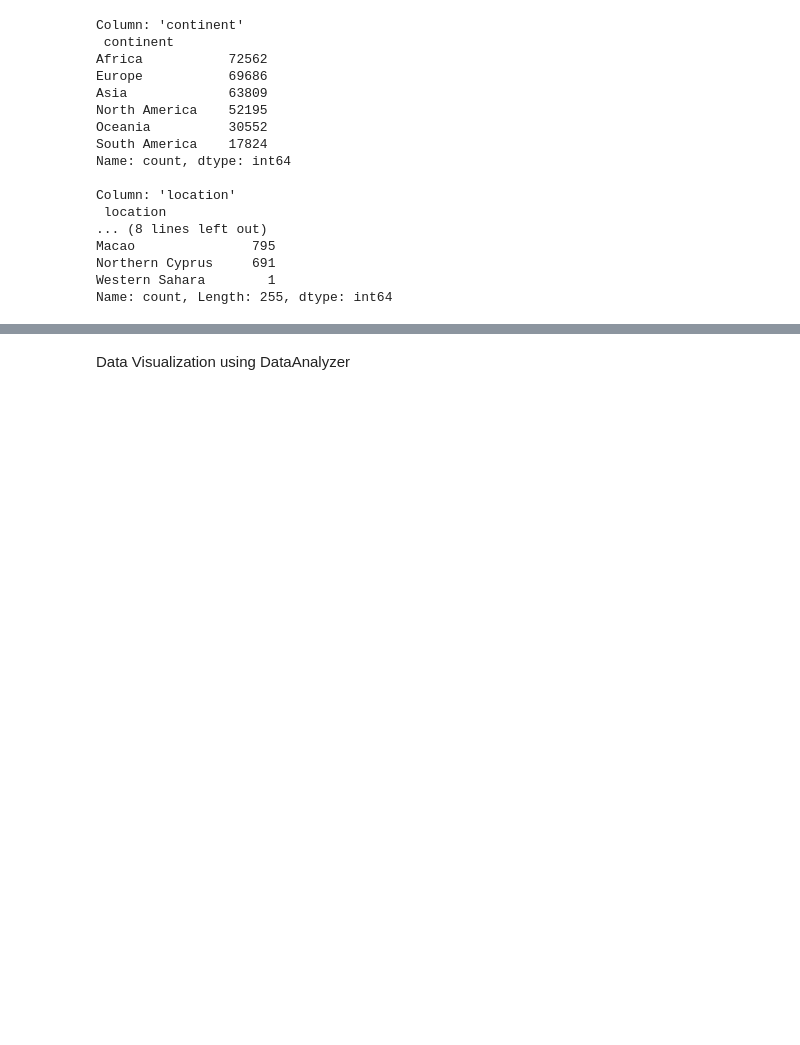
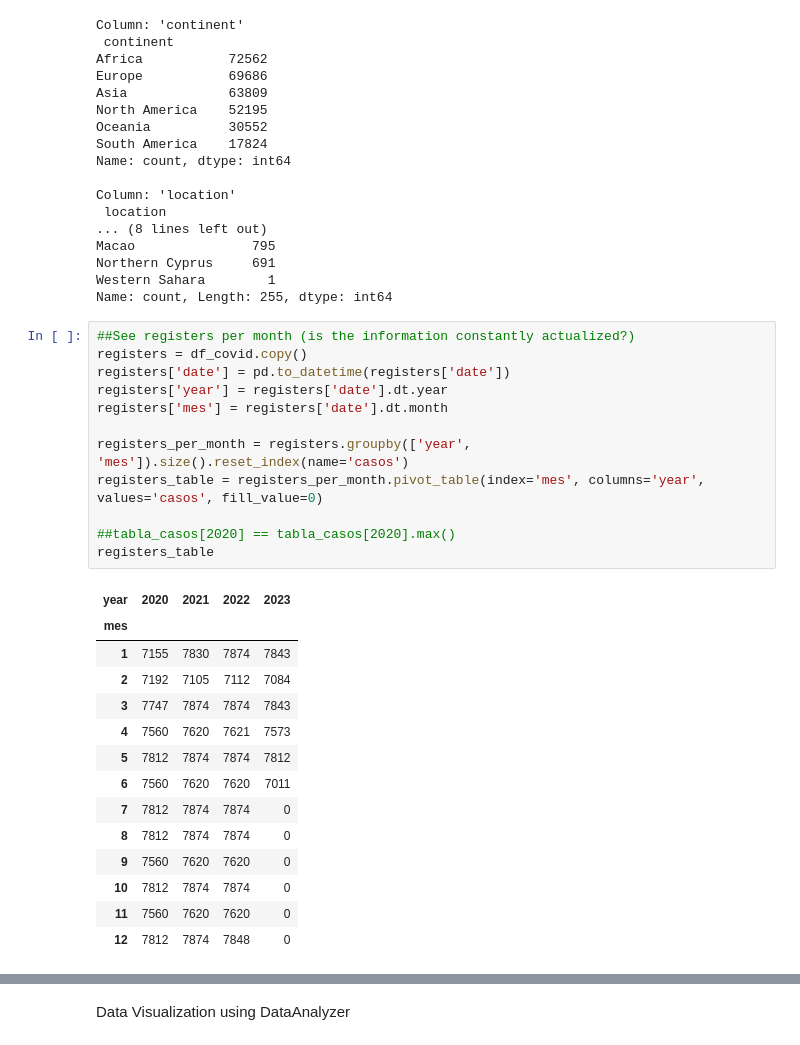
Before and after one commit to coss-fz/data-analysis_bi-project, a Jupyter notebook: processing_data/covid.ipynb, the cells around one changed output, grey strips where cells are left out. Cells and saved outputs as stored; diff of their text form; blank space fills up the shorter version.

```diff
--- a/processing_data/covid.ipynb
+++ b/processing_data/covid.ipynb
@@ -95,3 +95,30 @@ Macao               795
 Northern Cyprus     691
 Western Sahara        1
 Name: count, Length: 255, dtype: int64
+# %%
+##See registers per month (is the information constantly actualized?)
+registers = df_covid.copy()
+registers['date'] = pd.to_datetime(registers['date'])
+registers['year'] = registers['date'].dt.year
+registers['mes'] = registers['date'].dt.month
+
+registers_per_month = registers.groupby(['year', 'mes']).size().reset_index(name='casos')
+registers_table = registers_per_month.pivot_table(index='mes', columns='year', values='casos', fill_value=0)
+
+##tabla_casos[2020] == tabla_casos[2020].max()
+registers_table
+# %% [output]
+| year | 2020 | 2021 | 2022 | 2023 |
+| mes |  |  |  |  |
+| 1 | 7155 | 7830 | 7874 | 7843 |
+| 2 | 7192 | 7105 | 7112 | 7084 |
+| 3 | 7747 | 7874 | 7874 | 7843 |
+| 4 | 7560 | 7620 | 7621 | 7573 |
+| 5 | 7812 | 7874 | 7874 | 7812 |
+| 6 | 7560 | 7620 | 7620 | 7011 |
+| 7 | 7812 | 7874 | 7874 | 0 |
+| 8 | 7812 | 7874 | 7874 | 0 |
+| 9 | 7560 | 7620 | 7620 | 0 |
+| 10 | 7812 | 7874 | 7874 | 0 |
+| 11 | 7560 | 7620 | 7620 | 0 |
+| 12 | 7812 | 7874 | 7848 | 0 |
```
Also changed, not shown: parts of 1 cell of this notebook, 2 other files.
